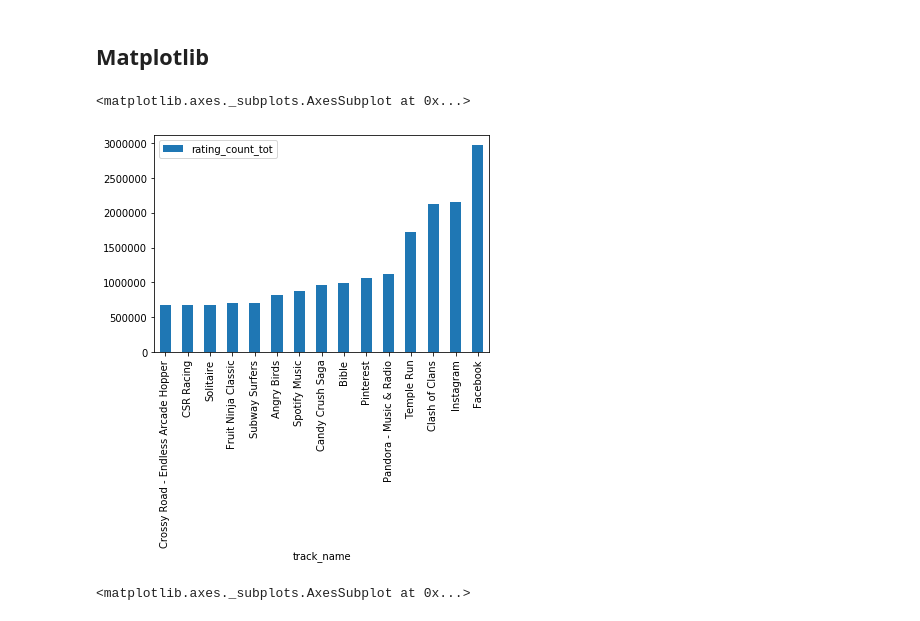
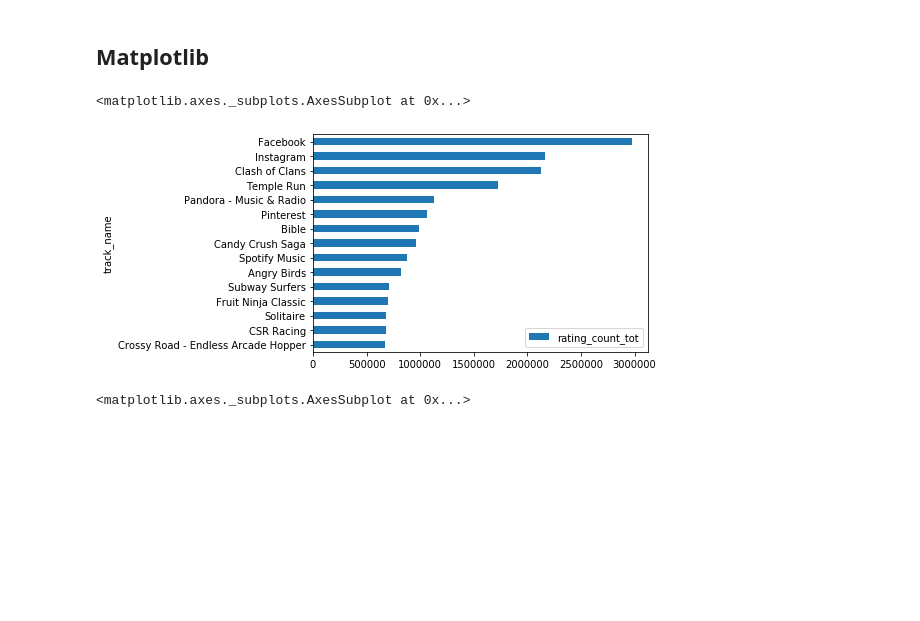
Before and after one commit to MtheEPIC/KaggleProj, a Jupyter notebook: Apple_Visualization.ipynb, the cells around one changed output. Saved outputs shown, nothing was run; the diff lists cells and outputs as text; code cells hidden in the pictures; blank space fills up the shorter version.

Commit message:
git lfs support and new plot

```diff
--- a/Apple_Visualization.ipynb
+++ b/Apple_Visualization.ipynb
@@ -46,10 +46,10 @@ memory usage: 731.1+ KB
 ## Matplotlib
 # %%
 #TAR 4
-df.sort_values(['rating_count_tot'])[-15:][['track_name', 'rating_count_tot']].set_index('track_name').plot(kind='bar')
+df.sort_values(['rating_count_tot'])[-15:][['track_name', 'rating_count_tot']].set_index('track_name').plot(kind='barh')
 # %% [output]
 <matplotlib.axes._subplots.AxesSubplot at 0x...>
-[figure, old version]
+[figure, new version]
 # %%
 #TAR 5
 df.sort_values(['user_rating'])[-20:][['track_name', 'user_rating']].set_index('track_name').plot(kind='bar')
```
Also changed, not shown: parts of 6 cells of this notebook, 1 other file.
